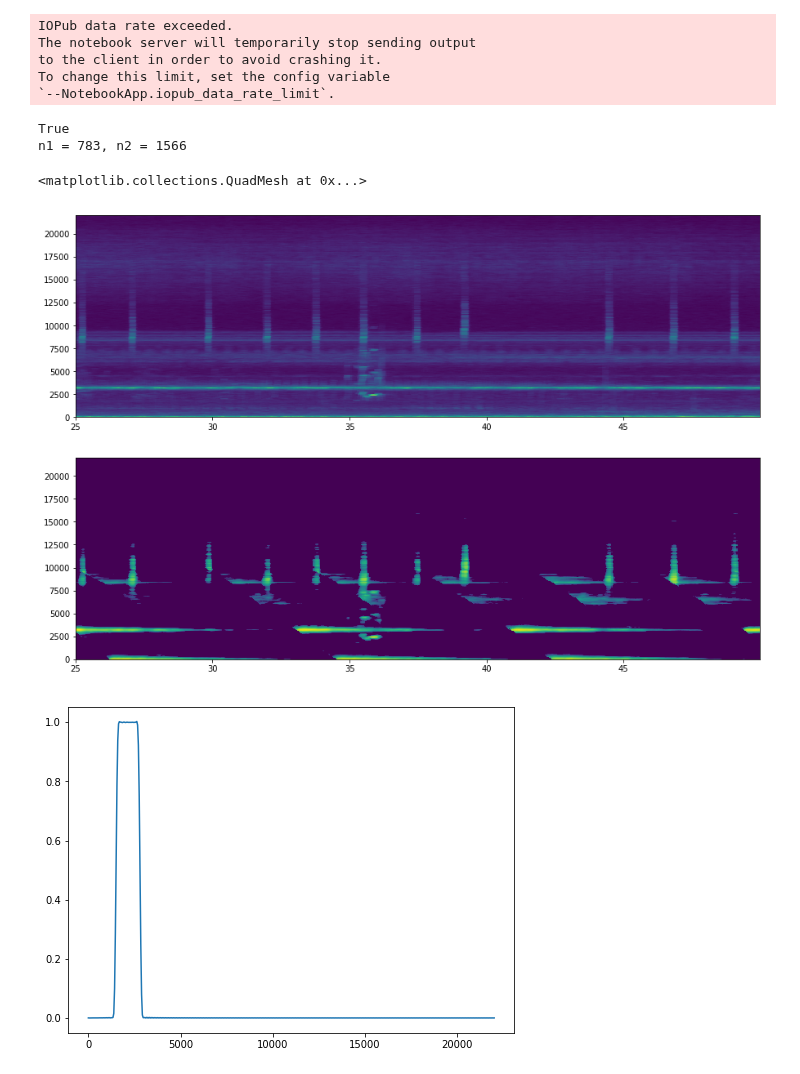
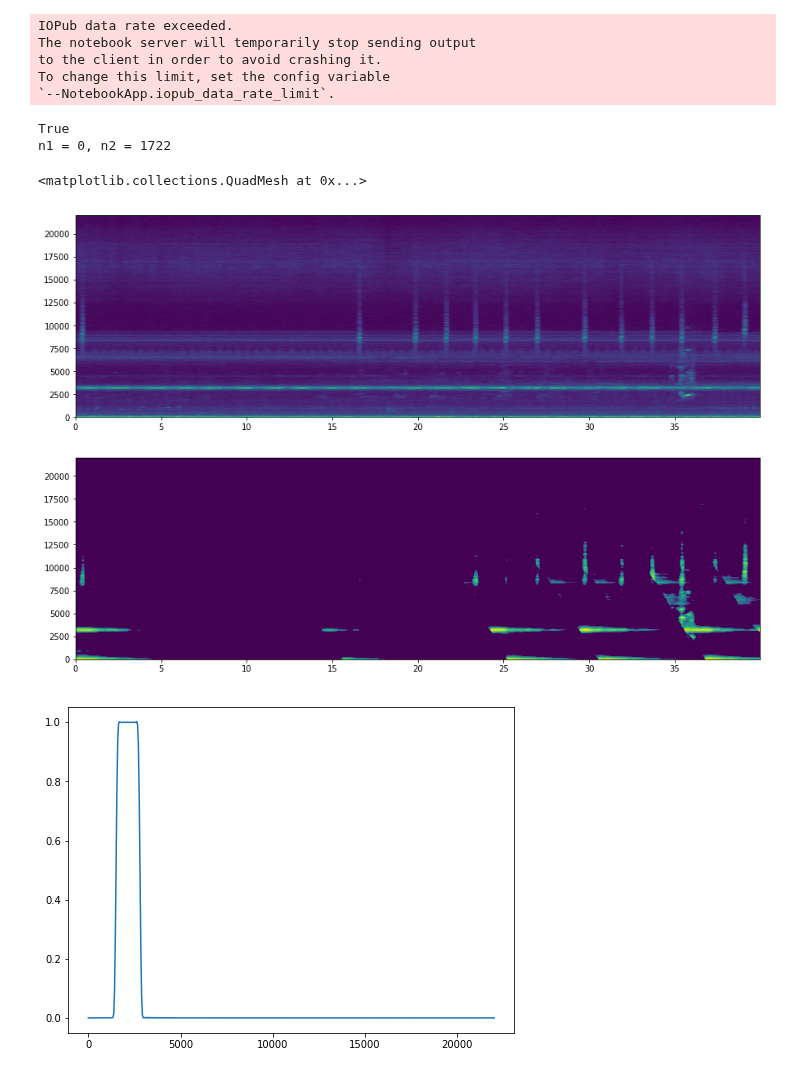
Before and after one commit to longle2718/audio_loc, a Jupyter notebook: python/main.ipynb, the cells around one changed output. Cells and saved outputs as stored; diff of their text form; code cells hidden in the pictures.

```diff
--- a/python/main.ipynb
+++ b/python/main.ipynb
@@ -44,28 +44,28 @@ To change this limit, set the config variable
 `--NotebookApp.iopub_data_rate_limit`.
 # %%
 # hierarchical processing
-tHieBlk=[0.032,0.256,2.048]
-tHieInc=[0.004,0.032,0.256]
+tHieBlk=[0.032,0.064,0.128,0.256]
+tHieInc=[0.004,0.008,0.016,0.032]
 hRidges,hSpecs = audio_loc.hieProc(data,fs,tHieBlk,tHieInc)
 # %%
-level = 1
+level = 3
 S,F,T,tHBlk,tHInc = hSpecs[level][7]
 X = hRidges[level][7]
 print(tHInc == T[1]-T[0])
-n1 = int(25/tHInc)#12000
-n2 = int(50/tHInc)#12800
+n1 = int(0/tHInc)
+n2 = int(40/tHInc)
 print('n1 = %s, n2 = %s' % (n1,n2))
 
 plt.figure(figsize=(15,10))
 plt.subplot(211)
 plt.pcolormesh(T[n1:n2],F,np.sqrt(S[:,n1:n2]))
 plt.subplot(212)
 plt.pcolormesh(T[n1:n2],F,np.sqrt(X[:,n1:n2]))
 # %% [output]
 True
-n1 = 783, n2 = 1566
+n1 = 0, n2 = 1722
 <matplotlib.collections.QuadMesh at 0x...>
-[figure, old version]
+[figure, new version]
 # %%
 # filter design
 h = sp.signal.firwin(len(F),[1500,2800],nyq = fs/2,pass_zero=False)
```
Also changed, not shown: 1 other file.
